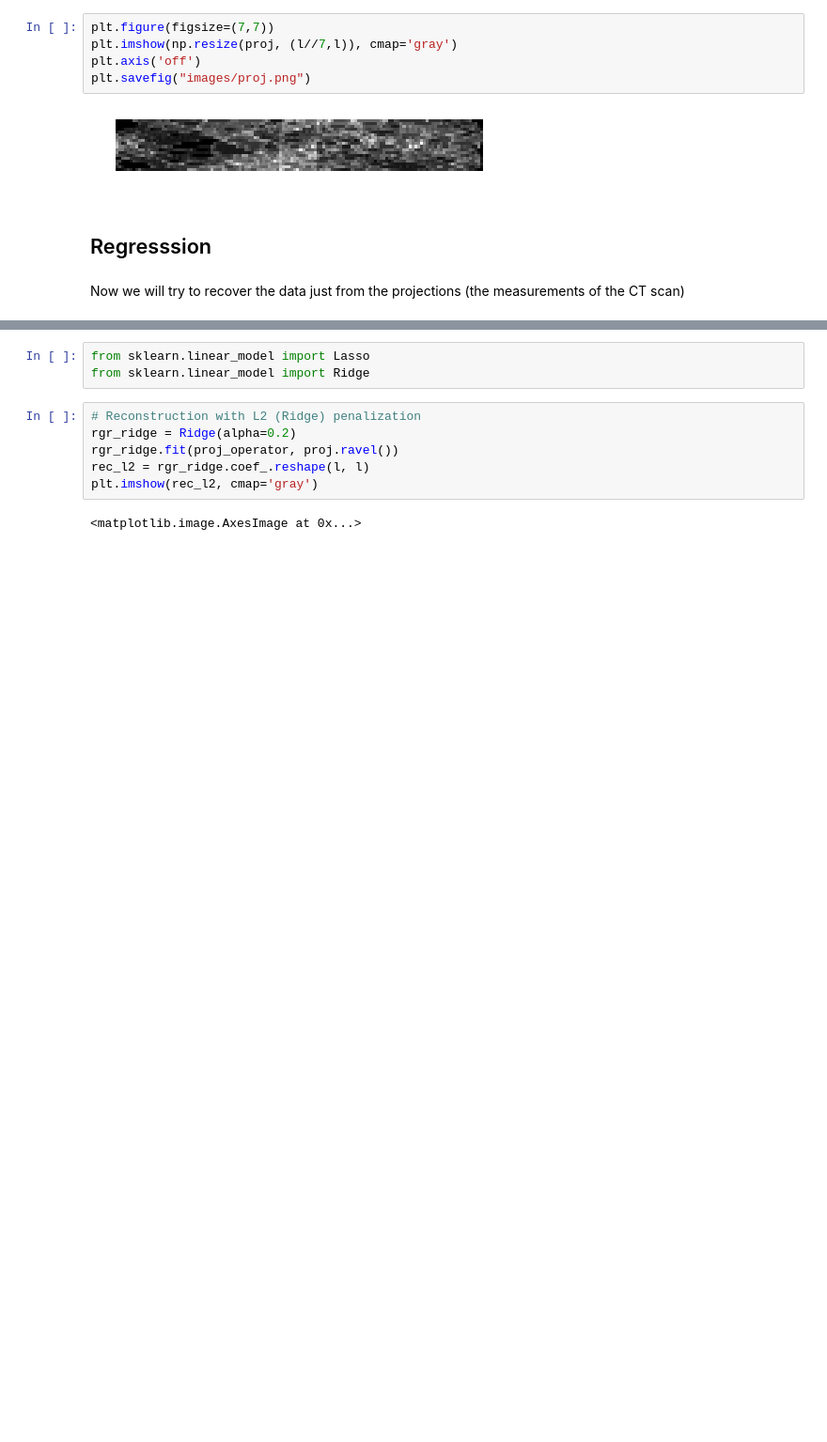
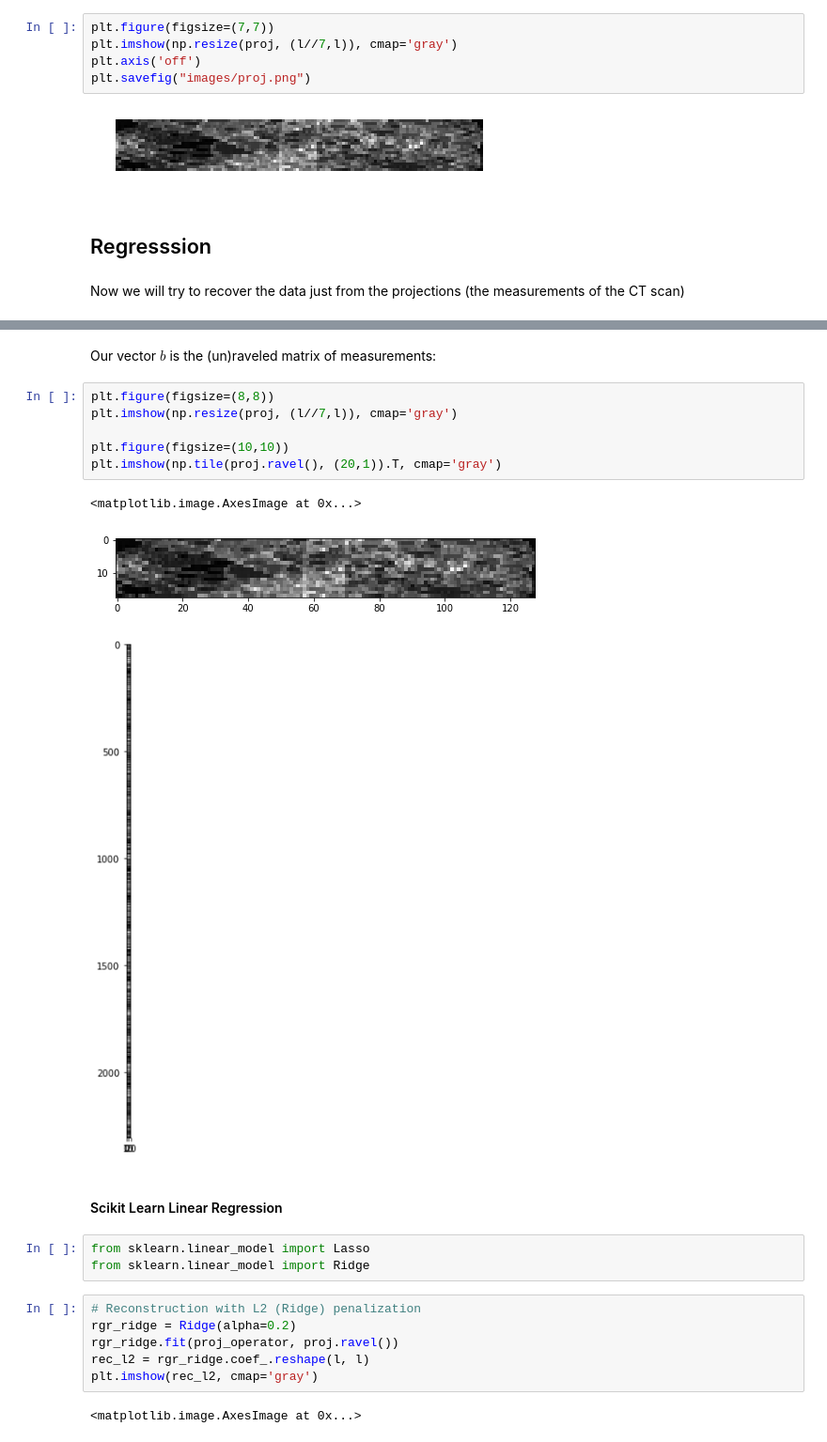
Before and after one commit to fastai/numerical-linear-algebra, a Jupyter notebook: nbs/4. Compressed Sensing of CT Scans with Robust Regression.ipynb, the cells around one changed output, grey strips where cells are left out. Shown: that part at 94% size. Cells and saved outputs as stored; diff of their text form; blank space fills up the shorter version.

```diff
--- a/nbs/4. Compressed Sensing of CT Scans with Robust Regression.ipynb
+++ b/nbs/4. Compressed Sensing of CT Scans with Robust Regression.ipynb
@@ -445,3 +552,17 @@ Now we will try to recover the data just from the projections (the measurements
+# %% [markdown]
+Our vector $b$ is the (un)raveled matrix of measurements:
+# %%
+plt.figure(figsize=(8,8))
+plt.imshow(np.resize(proj, (l//7,l)), cmap='gray')
+
+plt.figure(figsize=(10,10))
+plt.imshow(np.tile(proj.ravel(), (20,1)).T, cmap='gray')
+# %% [output]
+<matplotlib.image.AxesImage at 0x...>
+[figure, added]
+[figure, added]
+# %% [markdown]
+#### Scikit Learn Linear Regression
 # %%
 from sklearn.linear_model import Lasso
 from sklearn.linear_model import Ridge
```
Also changed, not shown: parts of 31 cells of this notebook, 9 other files.
